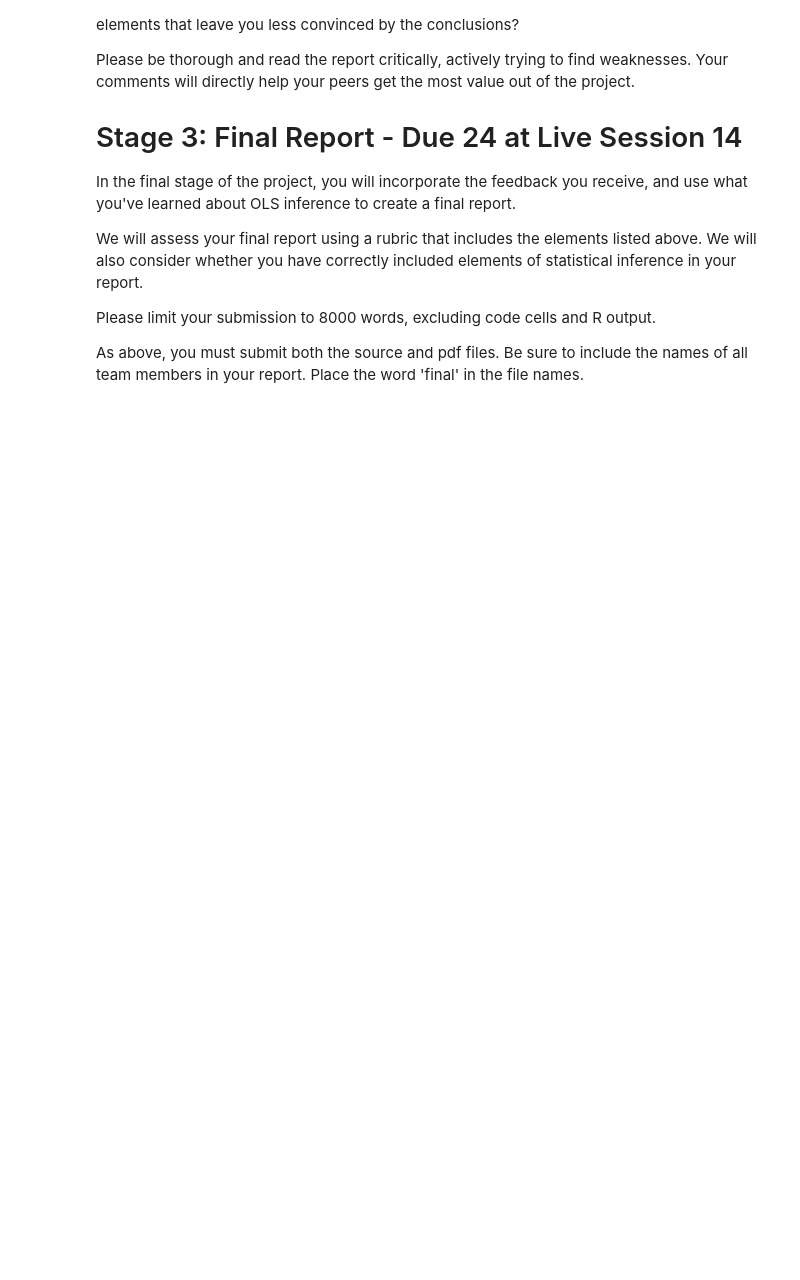
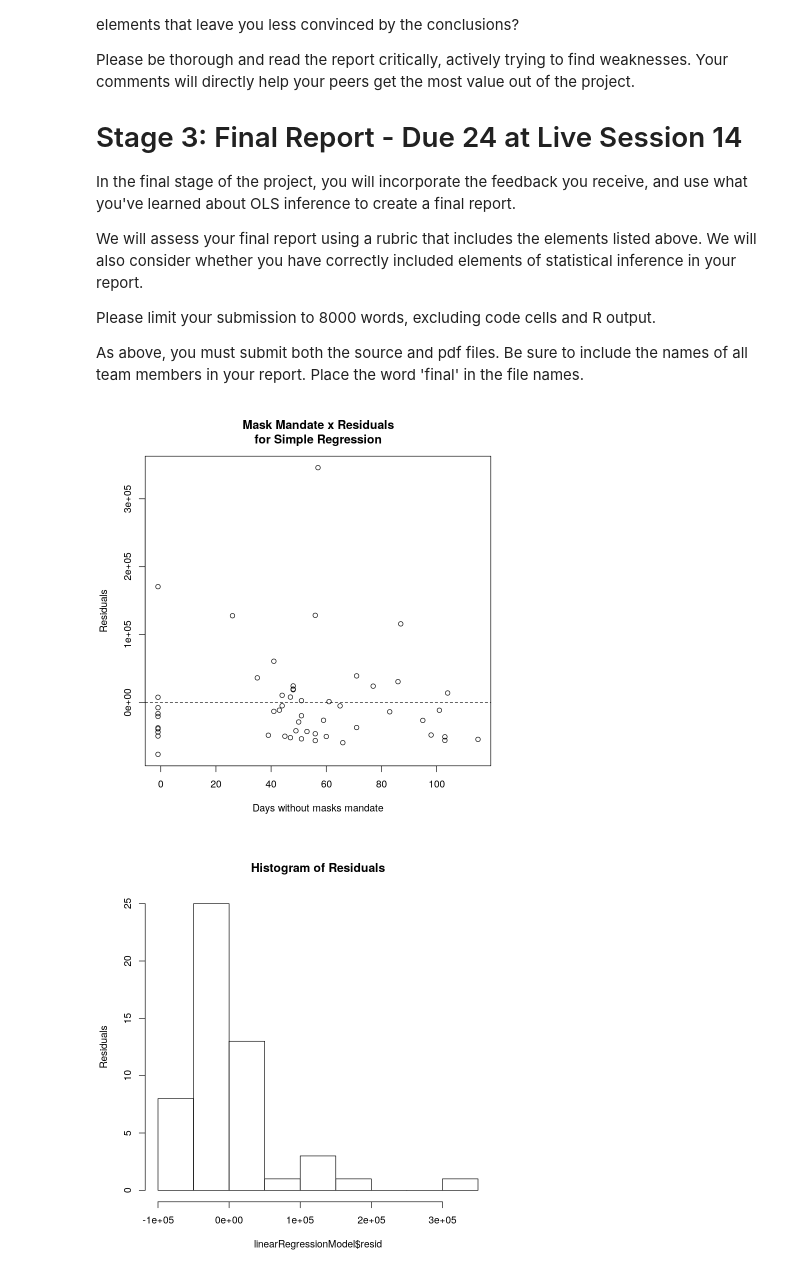
Before and after one commit to ericlundy87/Lab-3-A-Regression-Study-of-COVID-19, a Jupyter notebook: lab_3.ipynb, the cells around one changed output. Saved outputs shown, nothing was run; the diff lists cells and outputs as text; code cells hidden in the pictures; blank space fills up the shorter version.

Commit message:
created CSV file and first data plots

```diff
--- a/lab_3.ipynb
+++ b/lab_3.ipynb
@@ -154,3 +154,21 @@ We will assess your final report using a rubric that includes the elements liste
 Please limit your submission to 8000 words, excluding code cells and R output.
 
 As above, you must submit both the source and pdf files.  Be sure to include the names of all team members in your report.  Place the word 'final' in the file names.
+# %%
+dataSet = read.csv("covid-19_dataset.csv")  # read csv file
+linearRegressionModel = lm(Total.Cases~Days_till_mask_was_Mandated, data=dataSet)
+
+#Spend x Residuals Plot
+plot(linearRegressionModel$resid~dataSet$Days_till_mask_was_Mandated[order(dataSet$Days_till_mask_was_Mandated)],
+ main="Mask Mandate x Residuals\nfor Simple Regression",
+ xlab="Days without masks mandate", ylab="Residuals")
+abline(h=0,lty=2)
+#Histogram of Residuals
+hist(linearRegressionModel$resid, main="Histogram of Residuals",
+ ylab="Residuals")
+#Q-Q Plot
+qqnorm(linearRegressionModel$resid)
+qqline(linearRegressionModel$resid)
+# %% [output]
+[figure, added]
+[figure, added]
```
Also changed, not shown: parts of 1 cell of this notebook, 1 other file.
